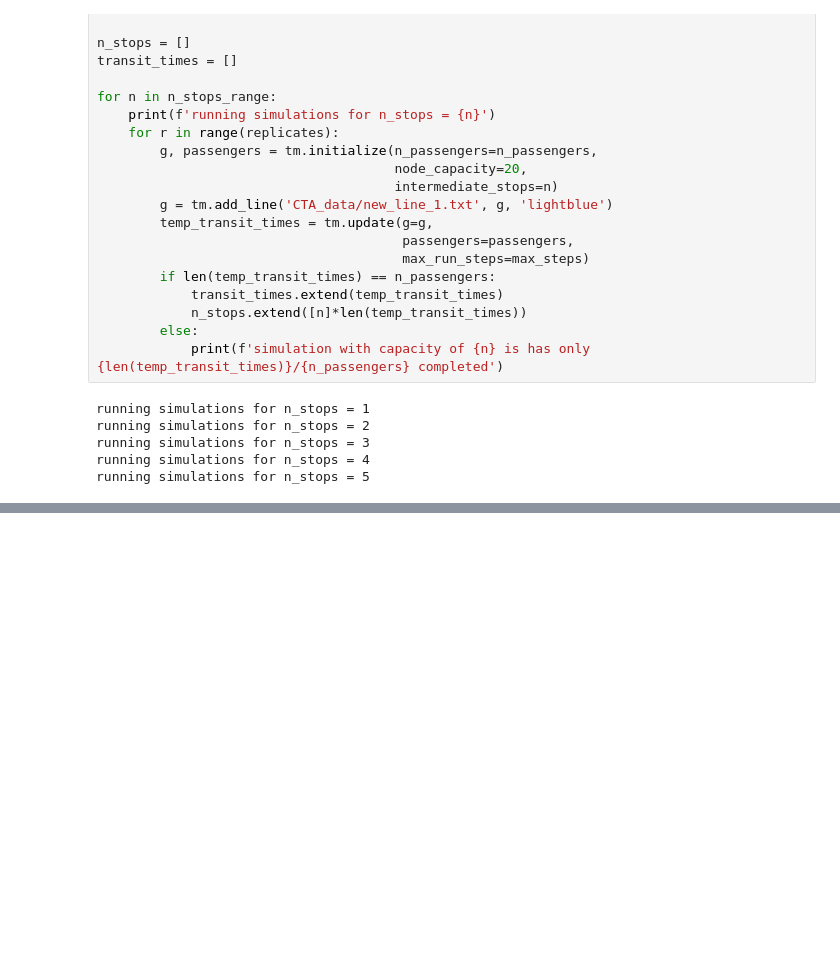
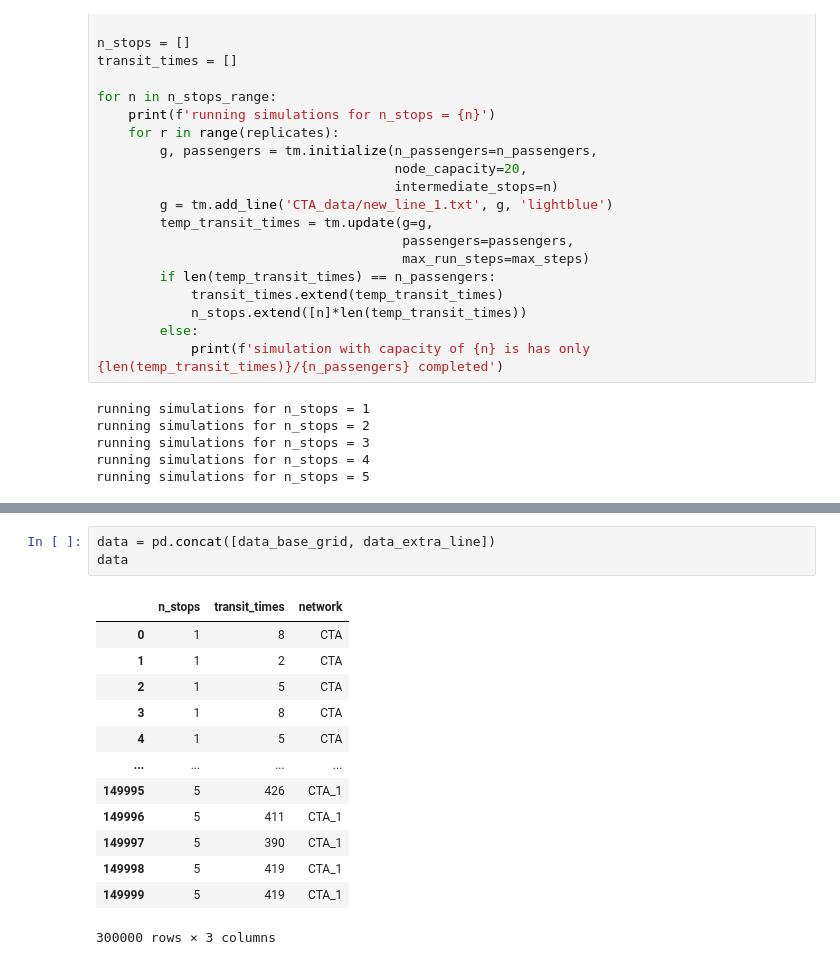
Before and after one commit to atravitz/transit_models, a Jupyter notebook: 3.2-trip_chaining.ipynb, the cells around one changed output, grey strips where cells are left out. Saved outputs shown, nothing was run; the diff lists cells and outputs as text; blank space fills up the shorter version.

```diff
--- a/3.2-trip_chaining.ipynb
+++ b/3.2-trip_chaining.ipynb
@@ -107,3 +105,20 @@ plt.show()
+# %%
+data = pd.concat([data_base_grid, data_extra_line])
+data
+# %% [output]
+|  | n_stops | transit_times | network |
+| 0 | 1 | 8 | CTA |
+| 1 | 1 | 2 | CTA |
+| 2 | 1 | 5 | CTA |
+| 3 | 1 | 8 | CTA |
+| 4 | 1 | 5 | CTA |
+| ... | ... | ... | ... |
+| 149995 | 5 | 426 | CTA_1 |
+| 149996 | 5 | 411 | CTA_1 |
+| 149997 | 5 | 390 | CTA_1 |
+| 149998 | 5 | 419 | CTA_1 |
+| 149999 | 5 | 419 | CTA_1 |
+300000 rows × 3 columns
 # %%
 sns.set(style="whitegrid")
 plt.figure(dpi=120)
```
Also changed, not shown: parts of 6 cells of this notebook, 4 other files.
